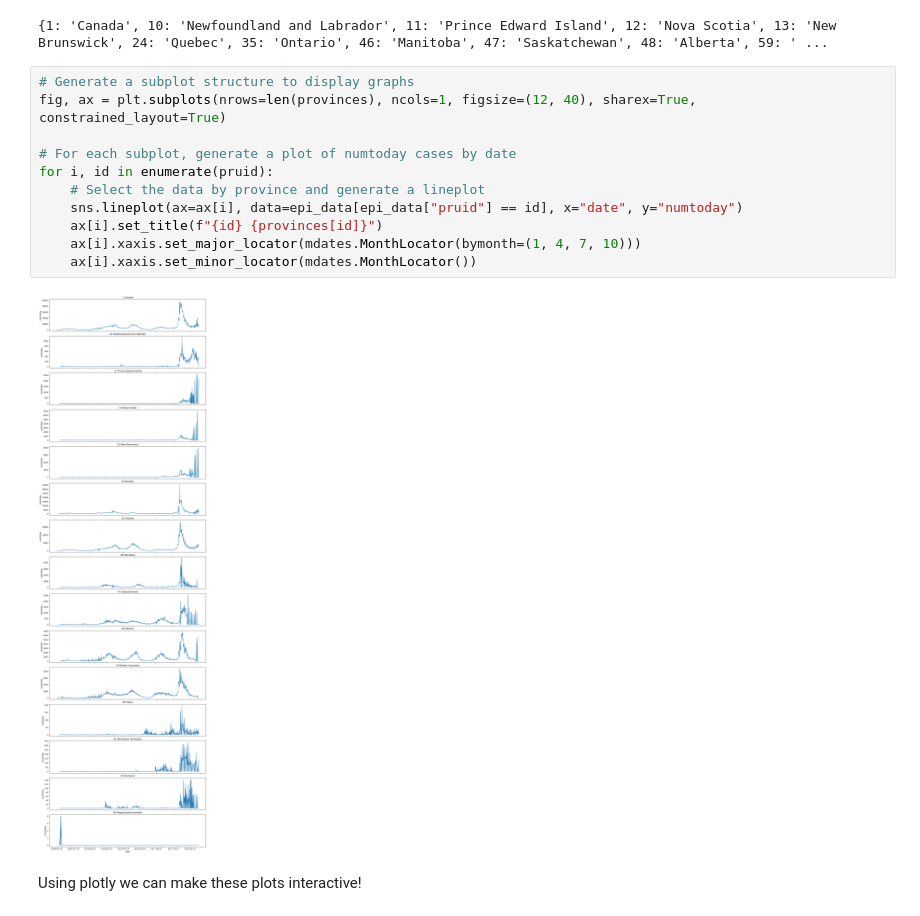
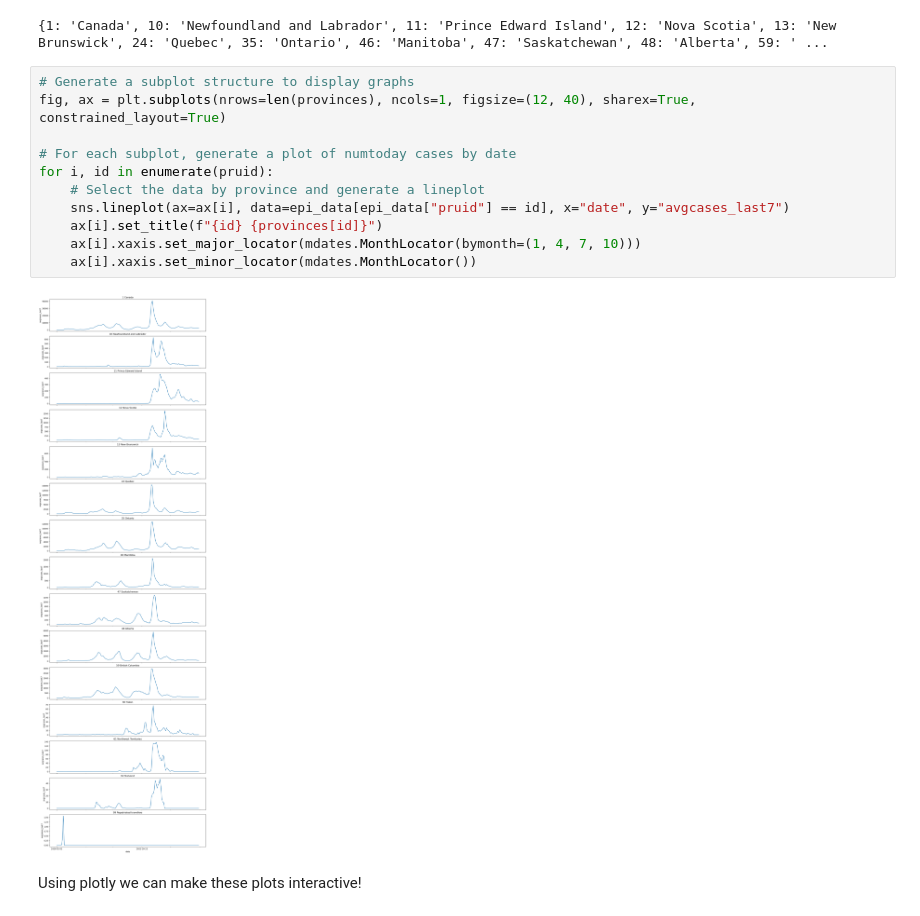
Before and after one commit to john-s-lin/can-covid-wave, a Jupyter notebook: src/preprocessing.ipynb, the cells around one changed output. Saved outputs shown, nothing was run; the diff lists cells and outputs as text.

Commit message:
feat: update analysis with new data

```diff
--- a/src/preprocessing.ipynb
+++ b/src/preprocessing.ipynb
@@ -196,16 +195,16 @@ print(provinces)
 # %%
 # Generate a subplot structure to display graphs
 fig, ax = plt.subplots(nrows=len(provinces), ncols=1, figsize=(12, 40), sharex=True, constrained_layout=True)
 
 # For each subplot, generate a plot of numtoday cases by date
 for i, id in enumerate(pruid):
     # Select the data by province and generate a lineplot
-    sns.lineplot(ax=ax[i], data=epi_data[epi_data["pruid"] == id], x="date", y="numtoday")
+    sns.lineplot(ax=ax[i], data=epi_data[epi_data["pruid"] == id], x="date", y="avgcases_last7")
     ax[i].set_title(f"{id} {provinces[id]}")
     ax[i].xaxis.set_major_locator(mdates.MonthLocator(bymonth=(1, 4, 7, 10)))
     ax[i].xaxis.set_minor_locator(mdates.MonthLocator())
 # %% [output]
-[figure, old version]
+[figure, new version]
 # %% [markdown]
 Using plotly we can make these plots interactive!
 # %%
```
Also changed, not shown: parts of 6 cells of this notebook.
